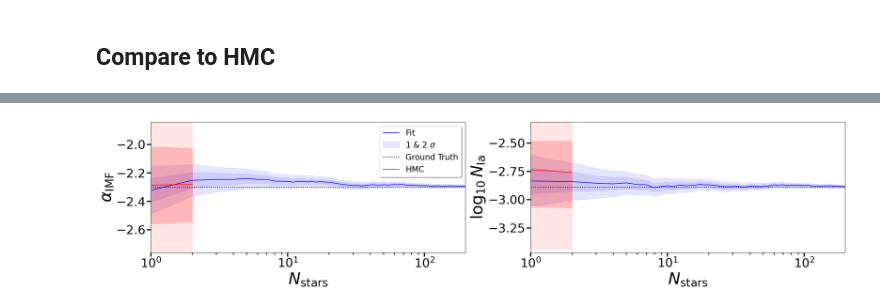
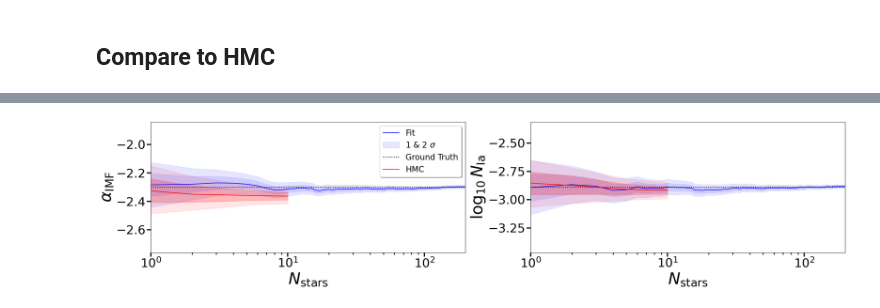
Before and after one commit to bGuenes/sbi_chemical_abundances, a Jupyter notebook: 04_plot_multistar_inference.ipynb, the cells around one changed output, grey strips where cells are left out. Cells and saved outputs as stored; diff of their text form; code cells hidden in the pictures.

```diff
--- a/04_plot_multistar_inference.ipynb
+++ b/04_plot_multistar_inference.ipynb
@@ -55,5 +57,5 @@ dat2 = np.load('data/mcmc_inference.npz', allow_pickle=True)
 # %%
 stars = np.arange(1,200)
-n_stars_plot_comp(alpha_IMF_obs, log10_N_Ia_obs, global_params, dat2, "CHEMPY TNG yields N_star comp", stars)
+n_stars_plot_comp(alpha_IMF_obs, log10_N_Ia_obs, global_params, dat, "CHEMPY TNG yields N_star comp", stars)
 # %% [output]
-[figure, old version]
+[figure, new version]
```
Also changed, not shown: parts of 3 cells of this notebook, 12 other files.
